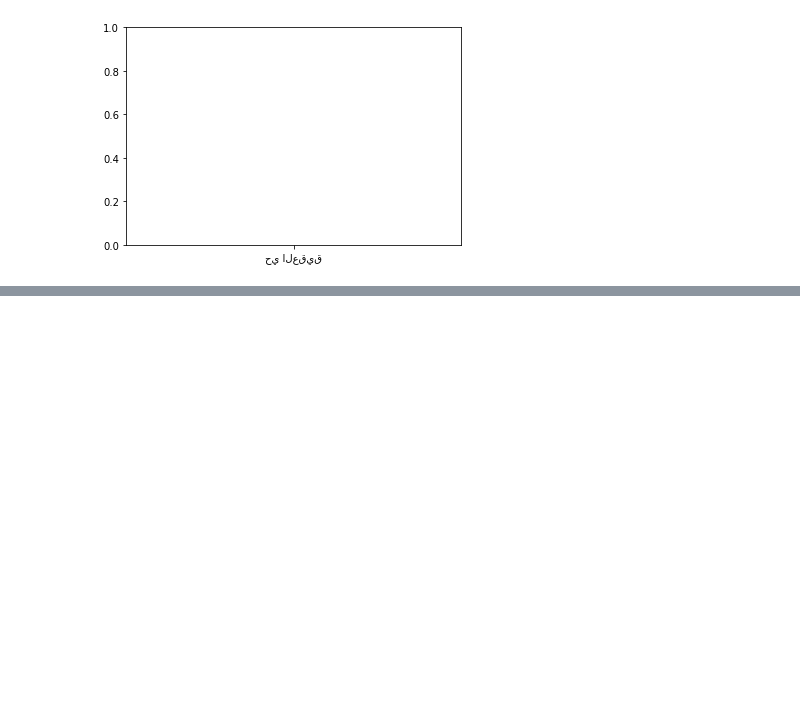
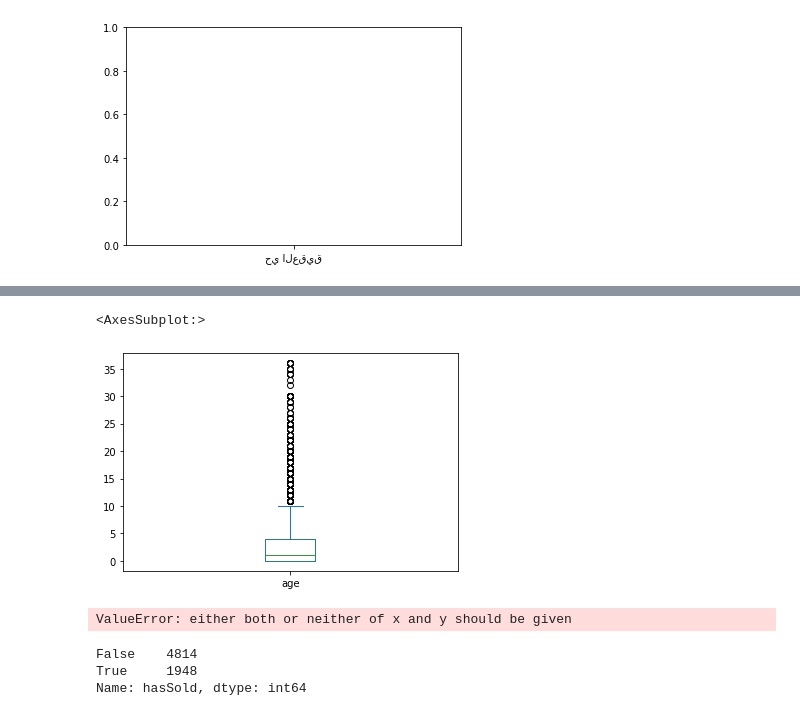
Before and after one commit to Abdulmalik-rebdi/aqar1, a Jupyter notebook: src/EDAdraft.ipynb, the cells around one changed output, grey strips where cells are left out. Cells and saved outputs as stored; diff of their text form; code cells hidden in the pictures; blank space fills up the shorter version.

```diff
--- a/src/EDAdraft.ipynb
+++ b/src/EDAdraft.ipynb
@@ -293,0 +398,9 @@ AttributeError: 'Rectangle' object has no property 'hue'
+# %%
+df['age'].plot(kind='box')
+# %% [output]
+<AxesSubplot:>
+[figure, added]
+# %%
+df['hasSold'] = np.where(df['sold'] == 0, False, np.where(df['sold'] != 0 , True))
+# %% [output]
+ValueError: either both or neither of x and y should be given
@@ -293,0 +411,6 @@ AttributeError: 'Rectangle' object has no property 'hue'
+# %%
+df['hasSold'].value_counts()
+# %% [output]
+False    4814
+True     1948
+Name: hasSold, dtype: int64
```
Also changed, not shown: parts of 39 cells of this notebook, 4 other files.
